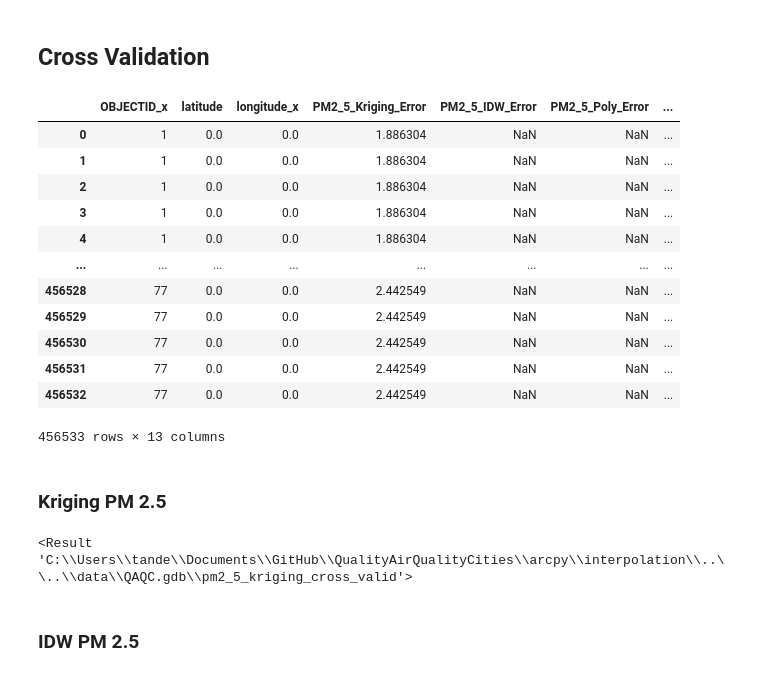
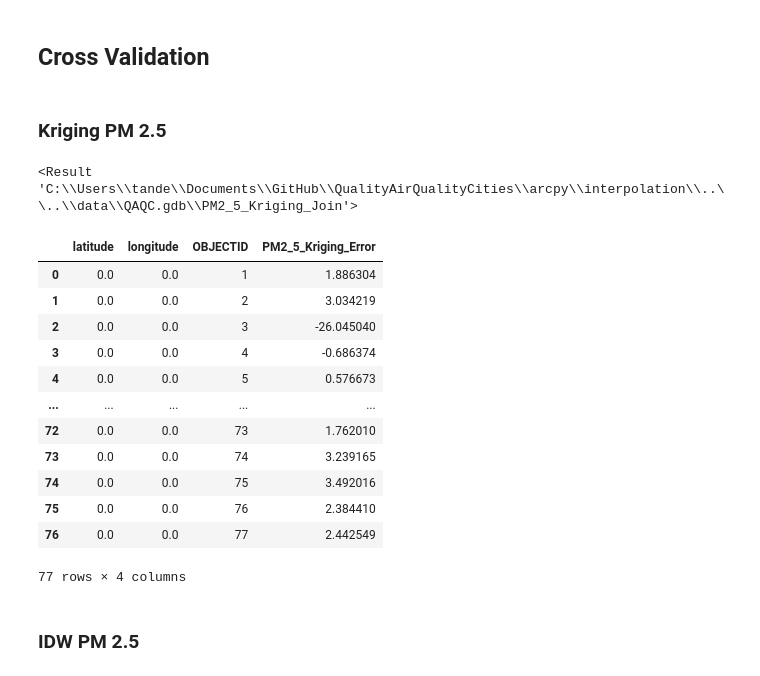
Before and after one commit to RTGS-Lab/QualityAirQualityCities, a Jupyter notebook: arcpy/interpolation/PM_Interpolation_SINGLE_SENSOR.ipynb, the cells around one changed output. Drawn from its saved outputs; the diff is of its cells as text; code cells hidden in the pictures.

```diff
--- a/arcpy/interpolation/PM_Interpolation_SINGLE_SENSOR.ipynb
+++ b/arcpy/interpolation/PM_Interpolation_SINGLE_SENSOR.ipynb
@@ -213,16 +209,0 @@ rmse_df = pd.DataFrame(columns=['OBJECTID', 'latitude', 'longitude', "PM2_5_Krig
-# %%
-rmse_df
-# %% [output]
-|  | OBJECTID_x | latitude | longitude_x | PM2_5_Kriging_Error | PM2_5_IDW_Error | PM2_5_Poly_Error | ... |
-| 0 | 1 | 0.0 | 0.0 | 1.886304 | NaN | NaN | ... |
-| 1 | 1 | 0.0 | 0.0 | 1.886304 | NaN | NaN | ... |
-| 2 | 1 | 0.0 | 0.0 | 1.886304 | NaN | NaN | ... |
-| 3 | 1 | 0.0 | 0.0 | 1.886304 | NaN | NaN | ... |
-| 4 | 1 | 0.0 | 0.0 | 1.886304 | NaN | NaN | ... |
-| ... | ... | ... | ... | ... | ... | ... | ... |
-| 456528 | 77 | 0.0 | 0.0 | 2.442549 | NaN | NaN | ... |
-| 456529 | 77 | 0.0 | 0.0 | 2.442549 | NaN | NaN | ... |
-| 456530 | 77 | 0.0 | 0.0 | 2.442549 | NaN | NaN | ... |
-| 456531 | 77 | 0.0 | 0.0 | 2.442549 | NaN | NaN | ... |
-| 456532 | 77 | 0.0 | 0.0 | 2.442549 | NaN | NaN | ... |
-456533 rows × 13 columns
@@ -229,16 +212,17 @@ rmse_df
 # %% [markdown]
 ### Kriging PM 2.5
 # %%
-pm2_5_kriging_fc = 'pm2_5_kriging_cross_valid'
+pm2_5_kriging_fc = "pm2_5_kriging_cross_valid"
 pm2_5_kriging_path = os.path.join(save_path_gdb, pm2_5_kriging_fc)
 arcpy.ga.CrossValidation(
     in_geostat_layer="pm2_5_kriging_stats",
     out_point_feature_class=pm2_5_kriging_fc
 )
 pm2_5_kriging_out_fc = "PM2_5_Kriging_Join"
+pm2_5_kriging_out_path = os.path.join(save_path_gdb, pm2_5_kriging_out_fc)
 arcpy.analysis.SpatialJoin(
     target_features="stations_XYTableToPoint",
     join_features="pm2_5_kriging_cross_valid",
     out_feature_class=pm2_5_kriging_out_fc,
     join_operation="JOIN_ONE_TO_ONE",
-    join_type="KEEP_COMMON",
+    join_type="KEEP_ALL",
@@ -248,4 +232,4 @@ arcpy.analysis.SpatialJoin(
     distance_field_name=""
 )
 # %% [output]
-<Result 'C:\\Users\\tande\\Documents\\GitHub\\QualityAirQualityCities\\arcpy\\interpolation\\..\\..\\data\\QAQC.gdb\\pm2_5_kriging_cross_valid'>
+<Result 'C:\\Users\\tande\\Documents\\GitHub\\QualityAirQualityCities\\arcpy\\interpolation\\..\\..\\data\\QAQC.gdb\\PM2_5_Kriging_Join'>
@@ -258,3 +236,26 @@ rmse_df = pd.concat([rmse_df, kriging_temp_err], ignore_index=True)
+# %%
+# Specify the input feature class and fields to include
+input_fc ="PM2_5_Kriging_Join"
+fields = ["latitude", "longitude", "OBJECTID", "Error"]
+
+# Convert the feature class to a NumPy array and create a Pandas DataFrame
+arr = arcpy.da.TableToNumPyArray(input_fc, fields)
+rmse_df = pd.DataFrame(arr)
+rmse_df = rmse_df.rename(columns={'Error': 'PM2_5_Kriging_Error'})
+# %% [output]
+|  | latitude | longitude | OBJECTID | PM2_5_Kriging_Error |
+| 0 | 0.0 | 0.0 | 1 | 1.886304 |
+| 1 | 0.0 | 0.0 | 2 | 3.034219 |
+| 2 | 0.0 | 0.0 | 3 | -26.045040 |
+| 3 | 0.0 | 0.0 | 4 | -0.686374 |
+| 4 | 0.0 | 0.0 | 5 | 0.576673 |
+| ... | ... | ... | ... | ... |
+| 72 | 0.0 | 0.0 | 73 | 1.762010 |
+| 73 | 0.0 | 0.0 | 74 | 3.239165 |
+| 74 | 0.0 | 0.0 | 75 | 3.492016 |
+| 75 | 0.0 | 0.0 | 76 | 2.384410 |
+| 76 | 0.0 | 0.0 | 77 | 2.442549 |
+77 rows × 4 columns
 # %% [markdown]
 ### IDW PM 2.5
 # %%
```
Also changed, not shown: parts of 44 cells of this notebook.
